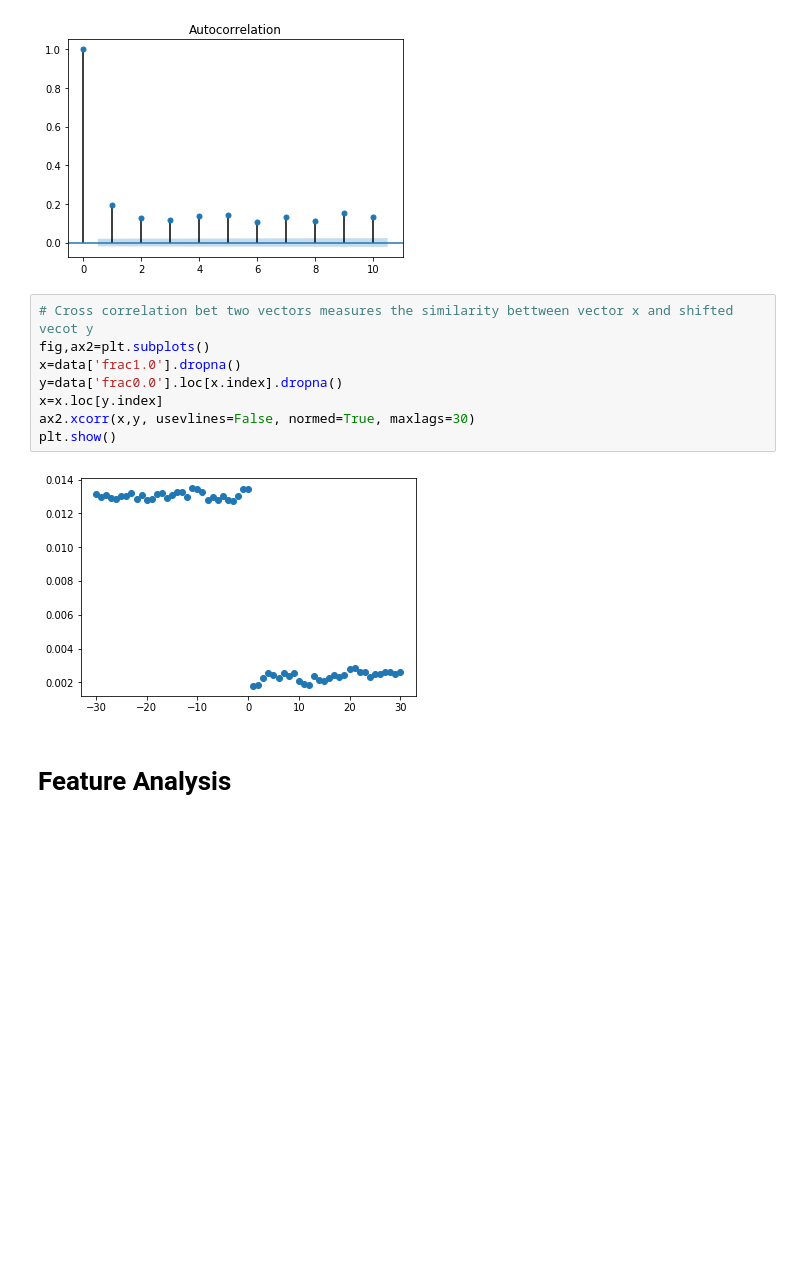
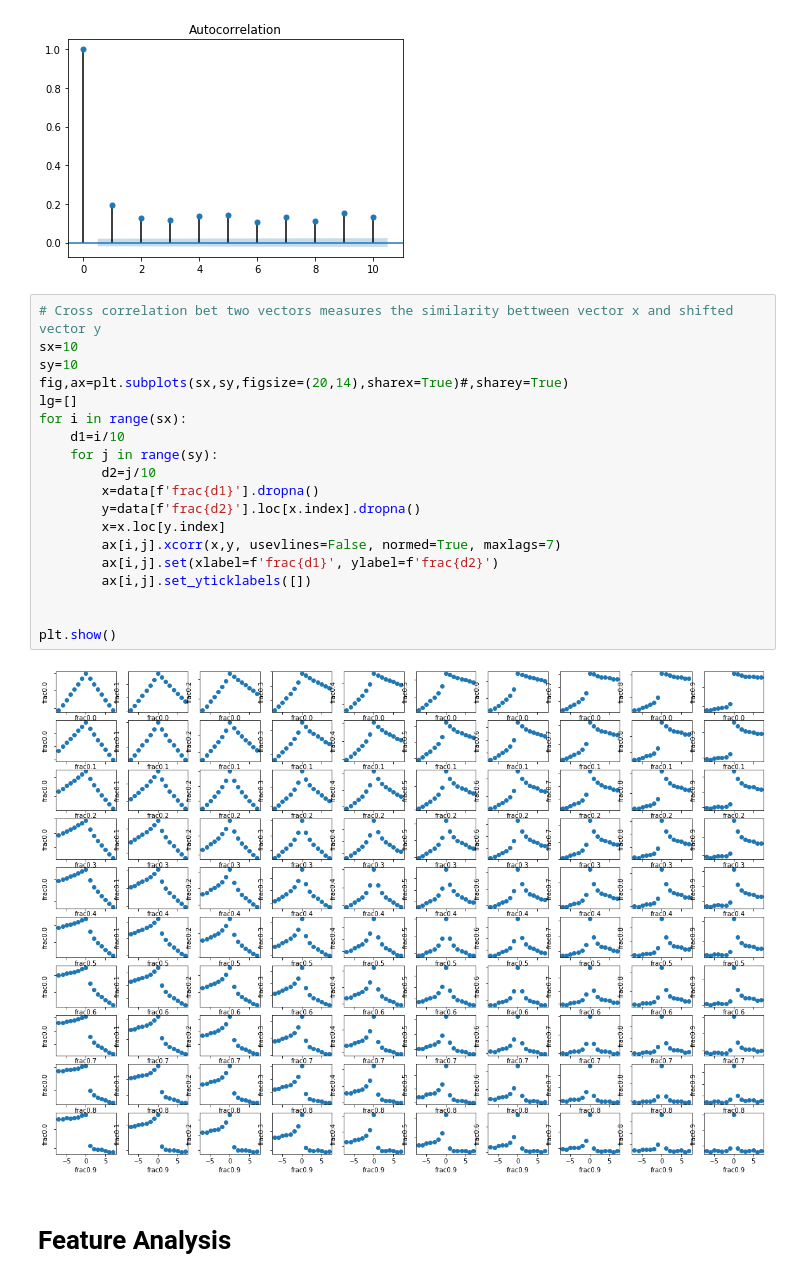
Before and after one commit to RafaelMRosa/Notebooks, a Jupyter notebook: Fractal diff.ipynb, the cells around one changed output. Drawn from its saved outputs; the diff is of its cells as text; blank space fills up the shorter version.

```diff
--- a/Fractal diff.ipynb
+++ b/Fractal diff.ipynb
@@ -167,14 +167,25 @@ for i in range(0,10):
 [figure]
 [figure]
 # %%
-# Cross correlation bet two vectors measures the similarity bettween vector x and shifted vecot y
-fig,ax2=plt.subplots()
-x=data['frac1.0'].dropna()
-y=data['frac0.0'].loc[x.index].dropna()
-x=x.loc[y.index]
-ax2.xcorr(x,y, usevlines=False, normed=True, maxlags=30)
+# Cross correlation bet two vectors measures the similarity bettween vector x and shifted vector y
+sx=10
+sy=10
+fig,ax=plt.subplots(sx,sy,figsize=(20,14),sharex=True)#,sharey=True)
+lg=[]
+for i in range(sx):
+    d1=i/10
+    for j in range(sy):
+        d2=j/10
+        x=data[f'frac{d1}'].dropna()
+        y=data[f'frac{d2}'].loc[x.index].dropna()
+        x=x.loc[y.index]
+        ax[i,j].xcorr(x,y, usevlines=False, normed=True, maxlags=7)
+        ax[i,j].set(xlabel=f'frac{d1}', ylabel=f'frac{d2}')
+        ax[i,j].set_yticklabels([])
+
+
 plt.show()
 # %% [output]
-[figure, old version]
+[figure, new version]
 # %% [markdown]
 # Feature Analysis
```
